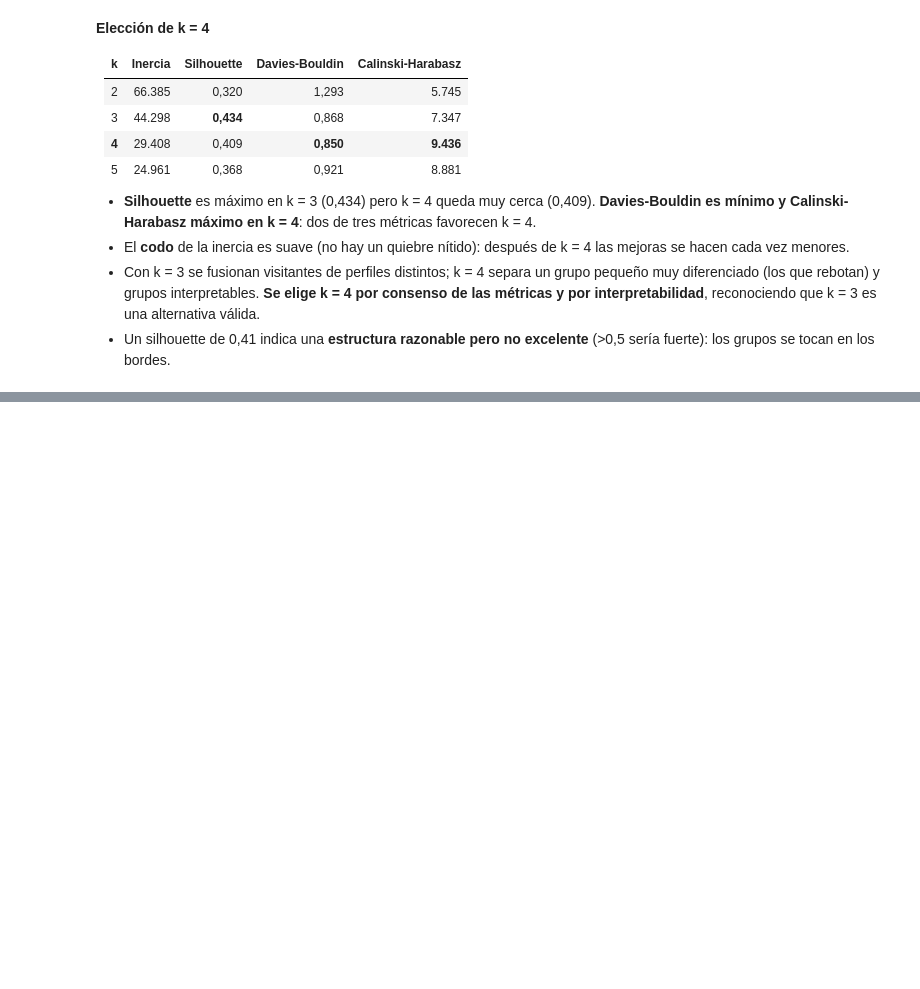
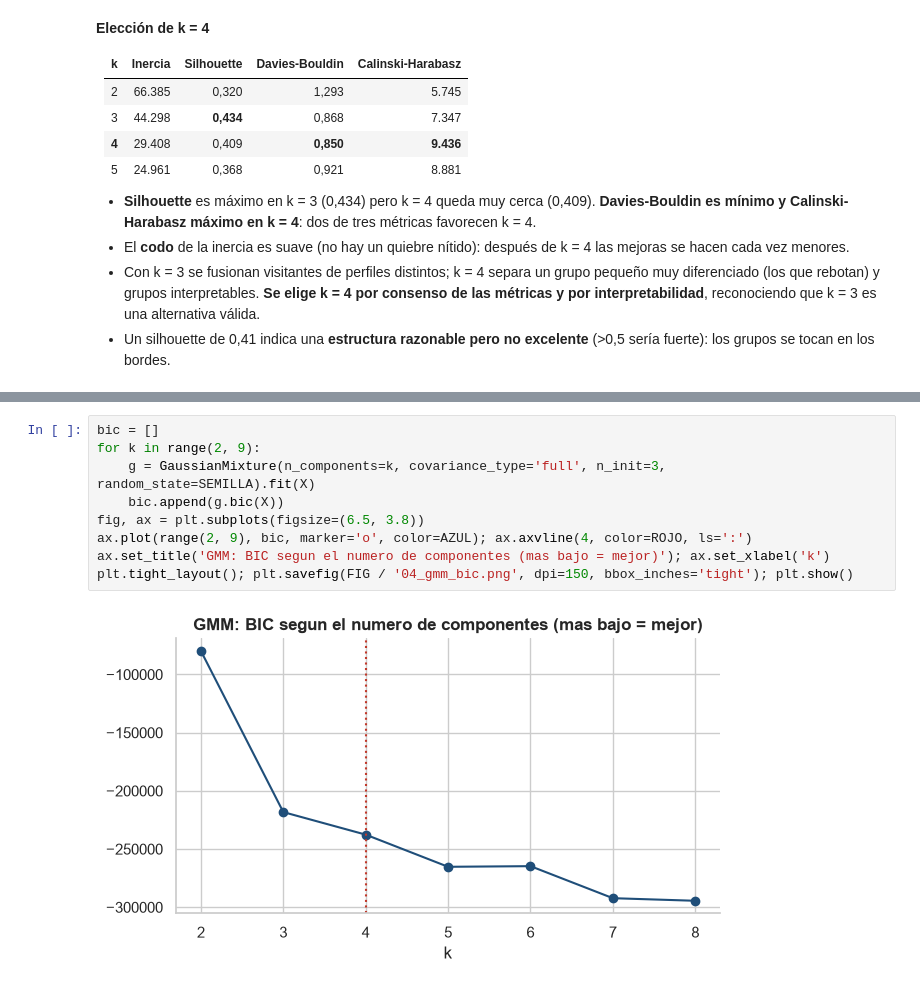
Before and after one commit to Xantyagoh/grupo3-ml-intencion-compra, a Jupyter notebook: evaluacion 4/notebooks/04_no_supervisado.ipynb, the cells around one changed output, grey strips where cells are left out. Drawn from its saved outputs; the diff is of its cells as text; blank space fills up the shorter version.

Commit message:
no supervisado: Gaussian Mixture y Aglomerativo, comparacion de algoritmos y estabilidad de los grupos

```diff
--- a/evaluacion 4/notebooks/04_no_supervisado.ipynb
+++ b/evaluacion 4/notebooks/04_no_supervisado.ipynb
@@ -113,0 +119,11 @@ sel_k
+# %%
+bic = []
+for k in range(2, 9):
+    g = GaussianMixture(n_components=k, covariance_type='full', n_init=3, random_state=SEMILLA).fit(X)
+    bic.append(g.bic(X))
+fig, ax = plt.subplots(figsize=(6.5, 3.8))
+ax.plot(range(2, 9), bic, marker='o', color=AZUL); ax.axvline(4, color=ROJO, ls=':')
+ax.set_title('GMM: BIC segun el numero de componentes (mas bajo = mejor)'); ax.set_xlabel('k')
+plt.tight_layout(); plt.savefig(FIG / '04_gmm_bic.png', dpi=150, bbox_inches='tight'); plt.show()
+# %% [output]
+[figure, added]
```
Also changed, not shown: parts of 9 cells of this notebook, 2 other files.
